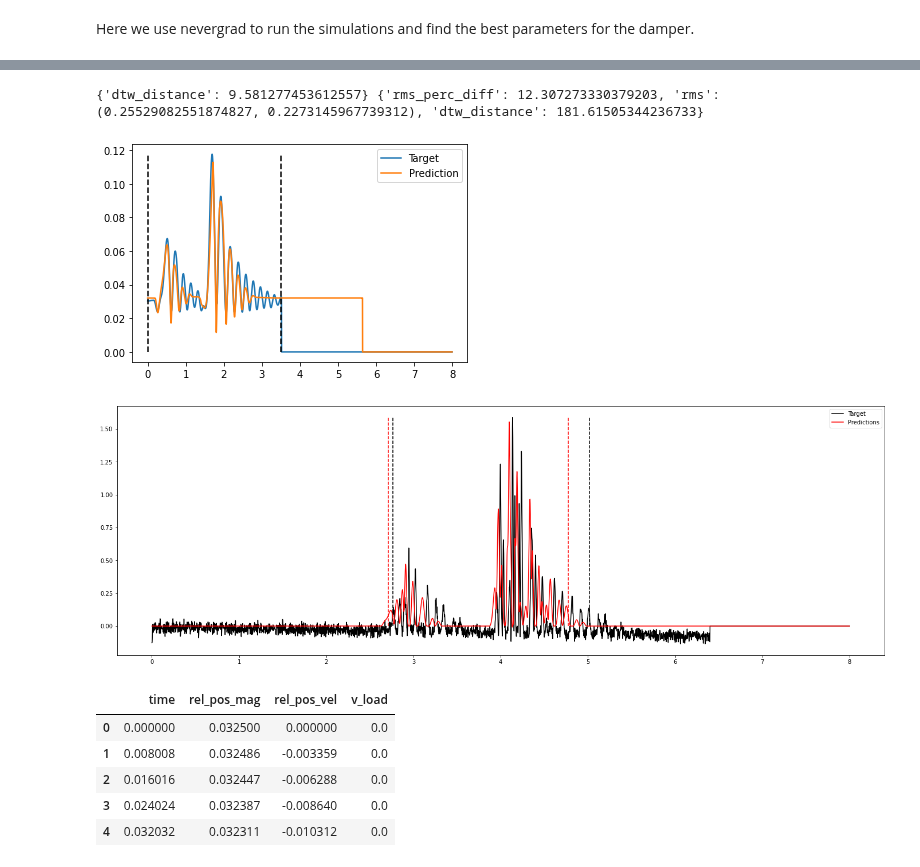
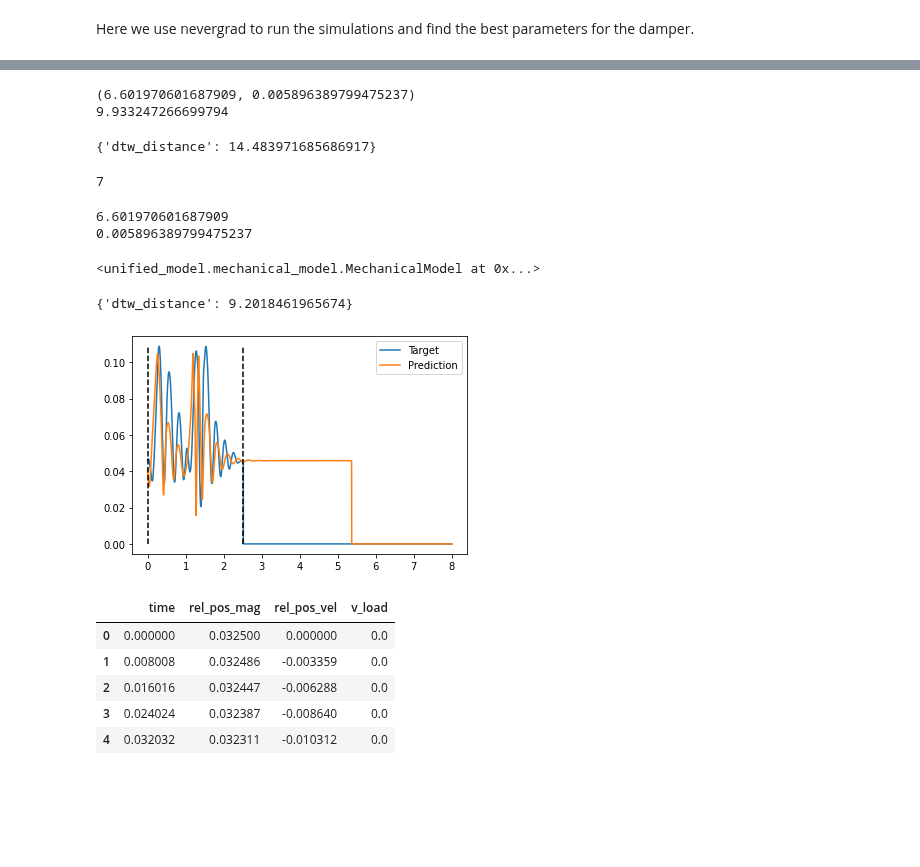
Before and after one commit to mnicstruwig/FlexibleFluxSimulator, a Jupyter notebook: experiments/2021-03-10-Find-Karnopp-Friction-Params.ipynb, the cells around one changed output, grey strips where cells are left out. Saved outputs shown, nothing was run; the diff lists cells and outputs as text; code cells hidden in the pictures; blank space fills up the shorter version.

```diff
--- a/experiments/2021-03-10-Find-Karnopp-Friction-Params.ipynb
+++ b/experiments/2021-03-10-Find-Karnopp-Friction-Params.ipynb
@@ -205,7 +188,7 @@ from unified_model import pipeline
 from unified_model import governing_equations
 
 mechanical_model = MechanicalModel() \
-    .set_damper(damper) \
+    .set_damper(None) \
     .set_magnet_assembly(magnet_assembly) \
     .set_magnetic_spring(magnetic_spring) \
     .set_mechanical_spring(mech_spring) \
@@ -213,8 +196,8 @@ mechanical_model = MechanicalModel() \
 electrical_model = ElectricalModel() \
     .set_rectification_drop(v_rect_drop) \
     .set_load_model(load) \
-    .set_flux_model(flux_model.flux_model, flux_model.dflux_model) \
-    .set_coil_model(coil_model)
+    .set_flux_model(flux_model, dflux_model) \
+    .set_coil_configuration(coil_config)
 
 unified_model = UnifiedModel() \
     .set_mechanical_model(mechanical_model) \
@@ -223,11 +206,11 @@ unified_model = UnifiedModel() \
     .set_post_processing_pipeline(pipeline.clip_x2, name='clip tube velocity') \
     .set_governing_equations(governing_equations.unified_ode)  # Here we set our governing equations for my particular microgenerator. We'll go over this a bit later.
 # %%
-# Damper
-damper = mechanical_components.damper.ConstantDamper(8.7857)
 damper = mechanical_components.damper.QuasiKarnoppDamper(
-    3.7857,
+    4.7857,
     0.050,
     magnet_assembly,
     5.5
 )
+
+mechanical_components.damper.QuasiKarnoppDamper?
@@ -260,0 +276,14 @@ def run(input_, groundtruth, unified_model):
+# %%
+# Nevergrad part
+import nevergrad as ng
+
+bm1 = ng.p.Scalar(lower=0, upper=7, init=5)
+bm2 = ng.p.Scalar(lower=-0.02, upper=0.02, init=0)
+instru = ng.p.Instrumentation(bm1, bm2)
+
+def my_callback(optimizer, candidate, value):
+    print(candidate.value[0], value)
+
+optimizer = ng.optimizers.NGOpt(parametrization=instru, budget=100)
+optimizer.register_callback("tell", my_callback)
+recommendation = optimizer.minimize(minimize)
@@ -261,10 +382,42 @@ def run(input_, groundtruth, unified_model):
+# %%
+print(recommendation.value[0])
+print(recommendation.loss)
+# %% [output]
+(6.601970601687909, 0.005896389799475237)
+9.933247266699794
+# %%
+minimize(8, 0.01)
+# %% [output]
+{'dtw_distance': 14.483971685686917}
+# %%
+len(input_excitations)
+# %% [output]
+7
+# %%
+
+custom_damper = mechanical_components.damper.QuasiKarnoppDamper(
+    coulomb_damping_coefficient=recommendation.value[0][0],
+    motional_damping_coefficient=recommendation.value[0][1],
+    magnet_assembly=magnet_assembly,
+    tube_inner_radius_mm=5.5
+)
+
+print(custom_damper.cdc)
+print(custom_damper.mdc)
+
+unified_model.mechanical_model.set_damper(custom_damper)
+# %% [output]
+6.601970601687909
+0.005896389799475237
+<unified_model.mechanical_model.MechanicalModel at 0x...>
 # %%
-which = 5
-run(input_excitations[which], groundtruth[which], unified_model)
+which = 1
+mech_result, mech_eval, _, _ = run(input_excitations[which], groundtruth[which], unified_model)
+print(mech_result)
+mech_eval.poof()
 # %% [output]
-{'dtw_distance': 9.581277453612557} {'rms_perc_diff': 12.307273330379203, 'rms': (0.25529082551874827, 0.2273145967739312), 'dtw_distance': 181.61505344236733}
+{'dtw_distance': 9.2018461965674}
-[figure, old version]
+[figure, new version]
-[figure, removed]
 # %%
 # Run simulation
 y0 = [0.0, 0.0, 0.0325, 0.0, 0.0]
```
Also changed, not shown: parts of 15 cells of this notebook, 1 other file.
